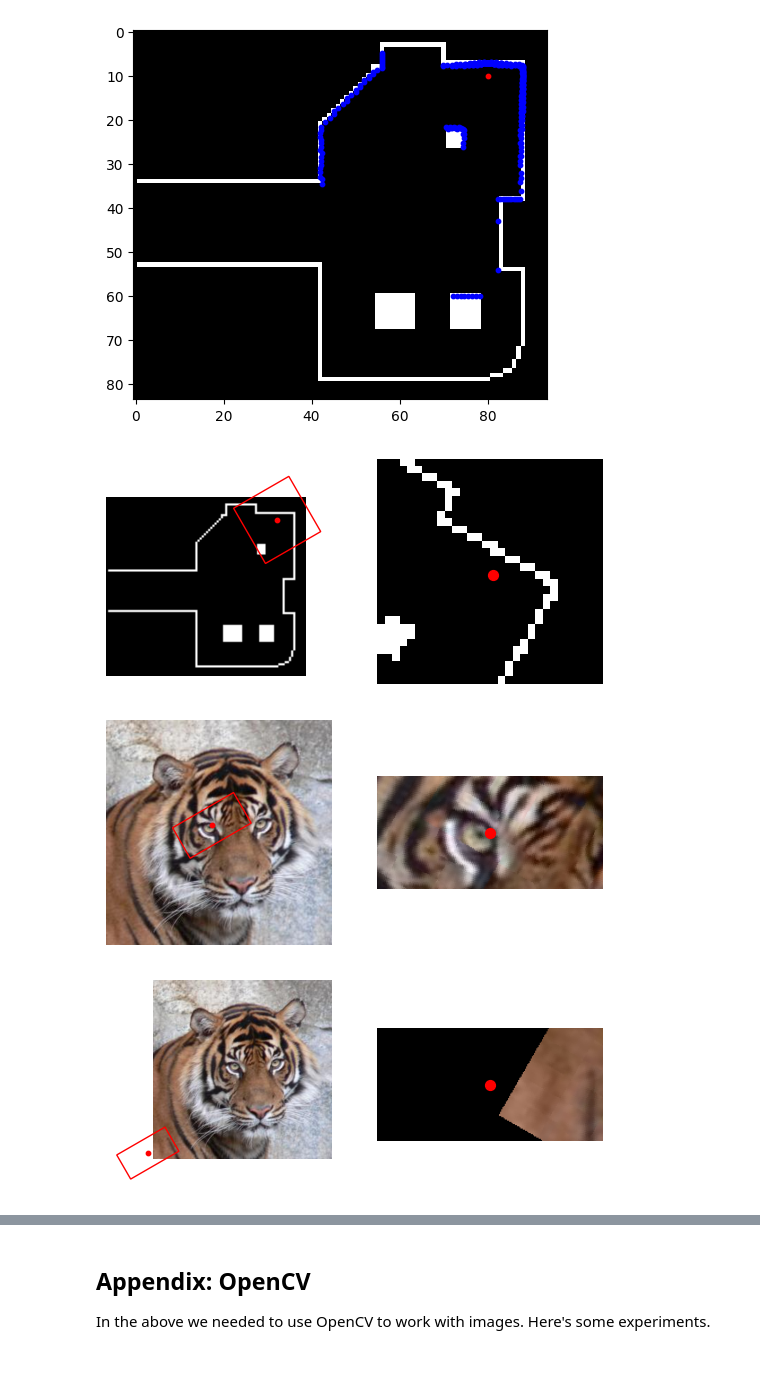
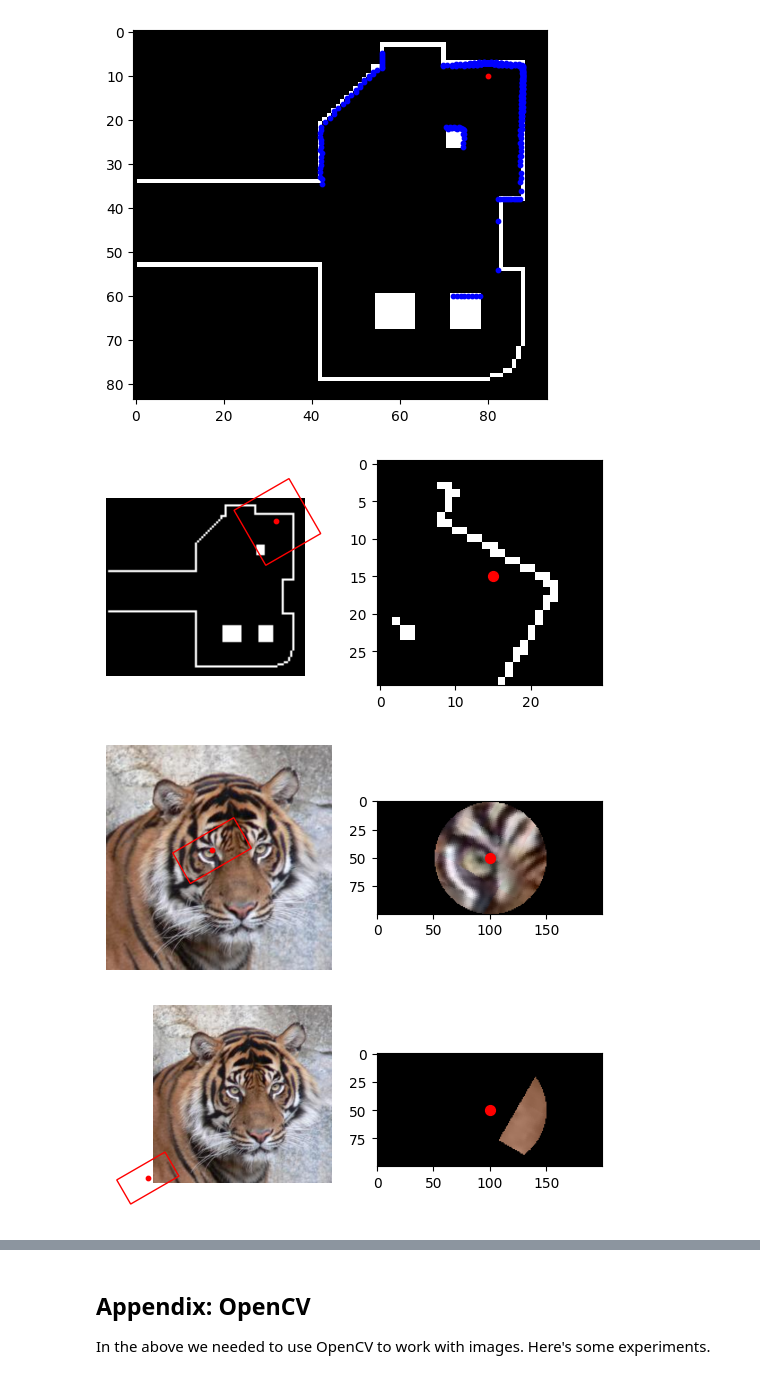
Before and after one commit to malcolmlett/robovac, a Jupyter notebook: Experiment_NN_LDS_to_OccupancyMap_1.ipynb, the cells around one changed output, grey strips where cells are left out. Cells and saved outputs as stored; diff of their text form; code cells hidden in the pictures.

Commit message:
Rotated and masked circular crop now working perfectly.

```diff
--- a/Experiment_NN_LDS_to_OccupancyMap_1.ipynb
+++ b/Experiment_NN_LDS_to_OccupancyMap_1.ipynb
@@ -81,7 +81,7 @@ plt.scatter(points[:,0]/pixel_size, points[:,1]/pixel_size, c='b', s=10)
 #   with some extra padding so we don't loose anything
 # - Then takes a simple rectangular crop
 # - But does have to deal with clipping at the edges
-def rotated_crop(image, centre, angle, size):
+def rotated_crop(image, centre, angle, size, **kwargs):
   """
   Takes a crop of a particular size and angle from any image-like source.
   Fills in any unknown areas with zeros.
@@ -90,12 +90,24 @@ def rotated_crop(image, centre, angle, size):
   - image: array (r,c) of bool, uint8, float32, etc.
       The image to take a crop from.
   - centre: [x,y] of float
-      Centre of the crop.
+      Centre of the crop, with sub-pixel precision.
+      May be outside of the image bounds.
   - angle: float
       The angle of the crop in radians, counterclockwise.
-  - size: [w,h] of float
+  - size: [w,h] of int
       The size of the crop.
+
+  Keyword Args:
+  - mask: str (optional), default: 'none
+      The mask to apply after cropping, zeroing out anything
+      that isn't accepted by the mask.
+      Mask is one of:
+        - 'none' - do mask
+        - 'inner-circle' - retains only the inner circle
   """
+  # config
+  mask = kwargs.get('mask', 'none')
+
   # handle boolean image types
   target_type = image.dtype
   if target_type == 'bool':
@@ -115,48 +127,72 @@ def rotated_crop(image, centre, angle, size):
   rotated = cv2.warpAffine(image, rotation_matrix, (w,h), flags=cv2.INTER_NEAREST)
 
   # take crop around the centre point
+  # (here we have to convert from sub-pixel resolution to pixels,
+  #  we take the mathematical floor on the left/top edge of the crop.
+  #  It's important to note that this places our target centre slightly biased
+  #  towards the bottom/right edge of the crop)
   crop_shape = np.array(image.shape)
   crop_shape[0] = size[1]
   crop_shape[1] = size[0]
   cropped = np.full(crop_shape, 0, dtype=image.dtype)
 
-  x1 = max(0, int(centre[0] - size[0]/2))
-  x2 = min(w, int(centre[0] - size[0]/2) + size[0])
-  y1 = max(0, int(centre[1] - size[1]/2))
-  y2 = min(h, int(centre[1] - size[1]/2) + size[1])
+  # the following has been tested on 3x3 and 4x4 sizes
+  x1 = max(0, int(centre[0] - (size[0]-1)/2))
+  x2 = min(w, int(centre[0] - (size[0]-1)/2) + size[0])
+  y1 = max(0, int(centre[1] - (size[1]-1)/2))
+  y2 = min(h, int(centre[1] - (size[1]-1)/2) + size[1])
 
   start_x = max(0, -int(centre[0] - size[0]/2))
   start_y = max(0, -int(centre[1] - size[1]/2))
   cropped[start_y:start_y + (y2-y1), start_x:start_x + (x2-x1), ...] = rotated[y1:y2, x1:x2, ...]
+
+  # apply mask
+  if mask == 'none':
+    pass
+  elif mask == 'inner-circle':
+    # the following has been tested on 3x3 and 4x4 sizes
+    crop_cntr_x = cropped.shape[1]
+    crop_radius = (np.min(size)-1)/2
+    y,x = np.ogrid[:size[1], :size[0]]
+    mask = ((x-int(size[0]/2))**2 + (y-int(size[1]/2))**2) <= crop_radius**2
+    # broadcasting doesn't cope for some reason so manually expand mask if needed
+    if cropped.ndim == 3:
+      mask = mask[:, :, np.newaxis]
+    cropped = cropped * mask
+  else:
+    raise ValueError(f"Unknown mask type: {mask}")
 
   # convert back to target type
   if target_type == 'bool':
     cropped = cropped.astype(bool)
 
   return cropped
 
-def rotated_crop_test(image, loc, size, angle):
-  crop = rotated_crop(image, loc, np.deg2rad(angle), size)
+def rotated_crop_test(image, loc, size, angle, **kwargs):
+  crop = rotated_crop(image, loc, np.deg2rad(angle), size, **kwargs)
 
   plt.subplot(1,2,1)
   plt.imshow(image, cmap='gray')
   plt.scatter(loc[0], loc[1], c='r', s=10)
-  plt.gca().add_patch(plt.Rectangle((loc[0]-size[0]/2,loc[1]-size[1]/2), size[0], size[1], angle=-angle, rotation_point='center', linewidth=1, edgecolor='r', facecolor='none'))
+  plt.gca().add_patch(plt.Rectangle((loc[0]-(size[0]-1)/2,loc[1]-(size[1]-1)/2), size[0], size[1], angle=-angle, rotation_point='center', linewidth=1, edgecolor='r', facecolor='none'))
   plt.axis('off')
 
   plt.subplot(1,2,2)
   plt.imshow(crop, cmap='gray')
-  plt.scatter(crop.shape[1]/2, crop.shape[0]/2, c='r', s=50)
-  plt.axis('off')
+  plt.scatter(int(crop.shape[1]/2), int(crop.shape[0]/2), c='r', s=50)
+  #plt.axis('off')
   plt.show()
 
 tiger = cv2.imread('repo/misc/images/640px-Tiger.50.jpg')
 tiger = cv2.cvtColor(tiger, cv2.COLOR_BGR2RGB)
 
-rotated_crop_test(floorplan, loc=(80,10), size=(30,30), angle=30)
-rotated_crop_test(tiger, loc=(300,300), size=(200,100), angle=30)
-rotated_crop_test(tiger, loc=(-20,620), size=(200,100), angle=30)
+rotated_crop_test(floorplan, loc=(80.0,10.0), size=(30,30), angle=30, mask='inner-circle')
+#rotated_crop_test(floorplan, loc=(87.0,8.0), size=(8,8), angle=0, mask='inner-circle')
+#rotated_crop_test(floorplan, loc=(80.5,10.5), size=(30,30), angle=30)
+#rotated_crop_test(floorplan, loc=(81.0,11.0), size=(30,30), angle=30)
+rotated_crop_test(tiger, loc=(300,300), size=(200,100), angle=30, mask='inner-circle')
+rotated_crop_test(tiger, loc=(-20,620), size=(200,100), angle=30, mask='inner-circle')
 # %% [output]
-[figure, old version]
+[figure, new version]
-[figure, old version]
+[figure, new version]
-[figure, old version]
+[figure, new version]
```
Also changed, not shown: parts of 5 cells of this notebook.
